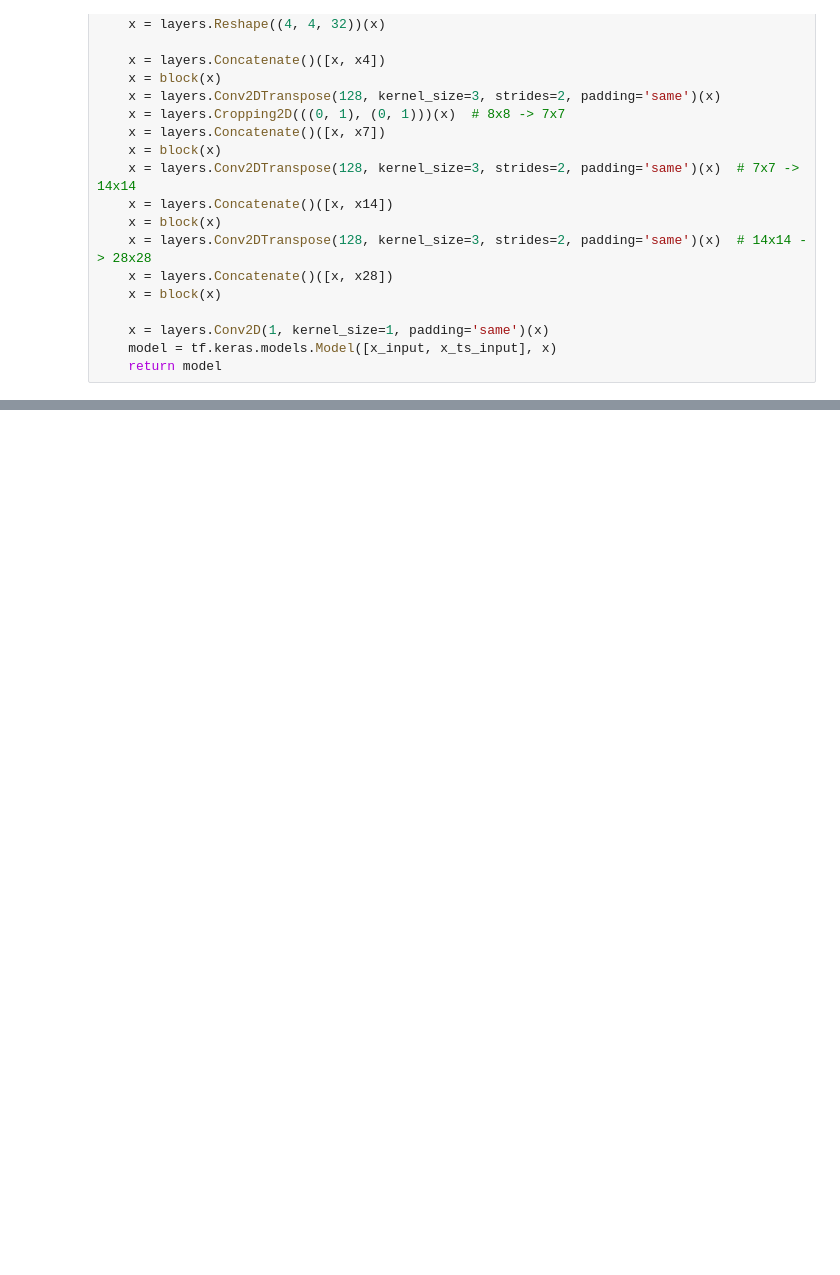
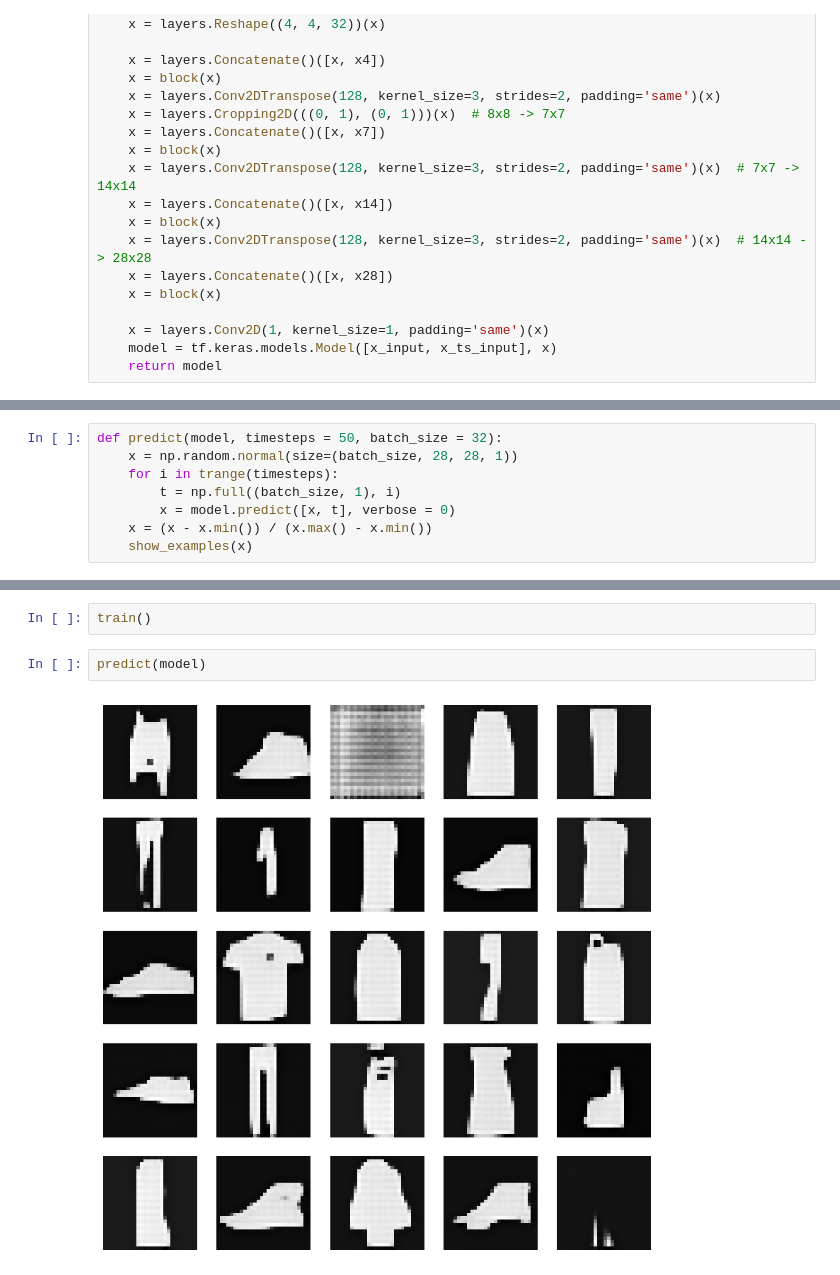
Before and after one commit to Cr0l3y/G_IMG_Fashion, a Jupyter notebook: Rede_difusora.ipynb, the cells around one changed output, grey strips where cells are left out. Cells and saved outputs as stored; diff of their text form; blank space fills up the shorter version.

Commit message:
Model_trained

```diff
--- a/Rede_difusora.ipynb
+++ b/Rede_difusora.ipynb
@@ -106,0 +108,8 @@ model.compile(loss=tf.keras.losses.MeanAbsoluteError(), optimizer=tf.keras.optim
+# %%
+def predict(model, timesteps = 50, batch_size = 32):
+    x = np.random.normal(size=(batch_size, 28, 28, 1))
+    for i in trange(timesteps):
+        t = np.full((batch_size, 1), i)
+        x = model.predict([x, t], verbose = 0)
+    x = (x - x.min()) / (x.max() - x.min())
+    show_examples(x)
@@ -106,0 +160,6 @@ model.compile(loss=tf.keras.losses.MeanAbsoluteError(), optimizer=tf.keras.optim
+# %%
+train()
+# %%
+predict(model)
+# %% [output]
+[figure, added]
```
Also changed, not shown: parts of 9 cells of this notebook.
